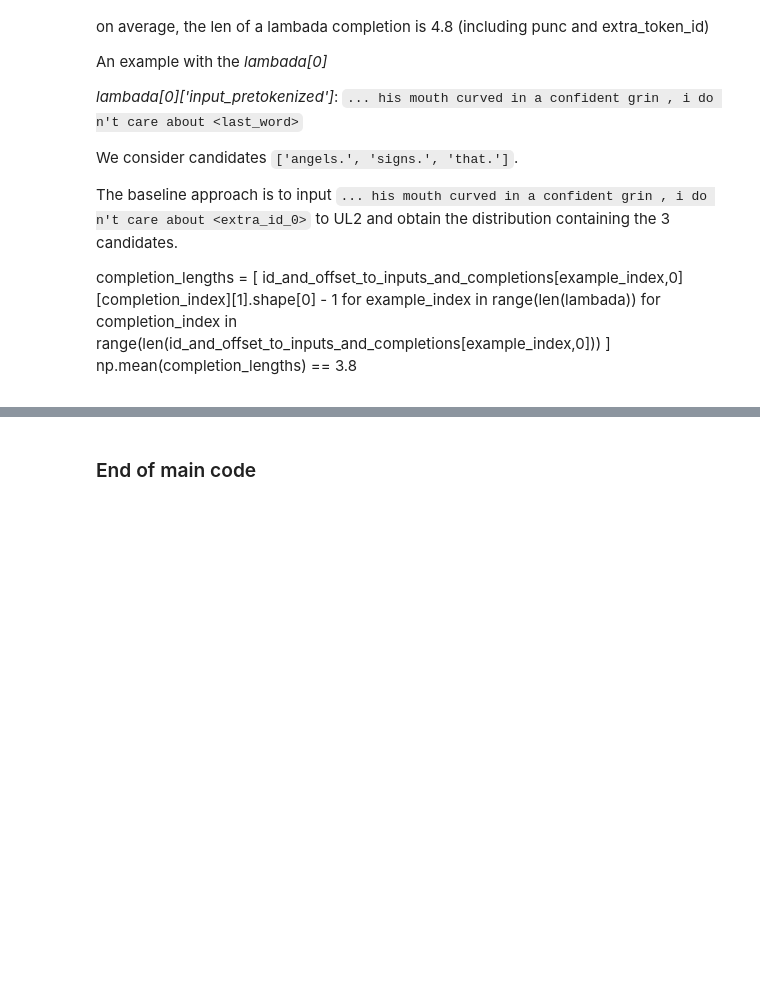
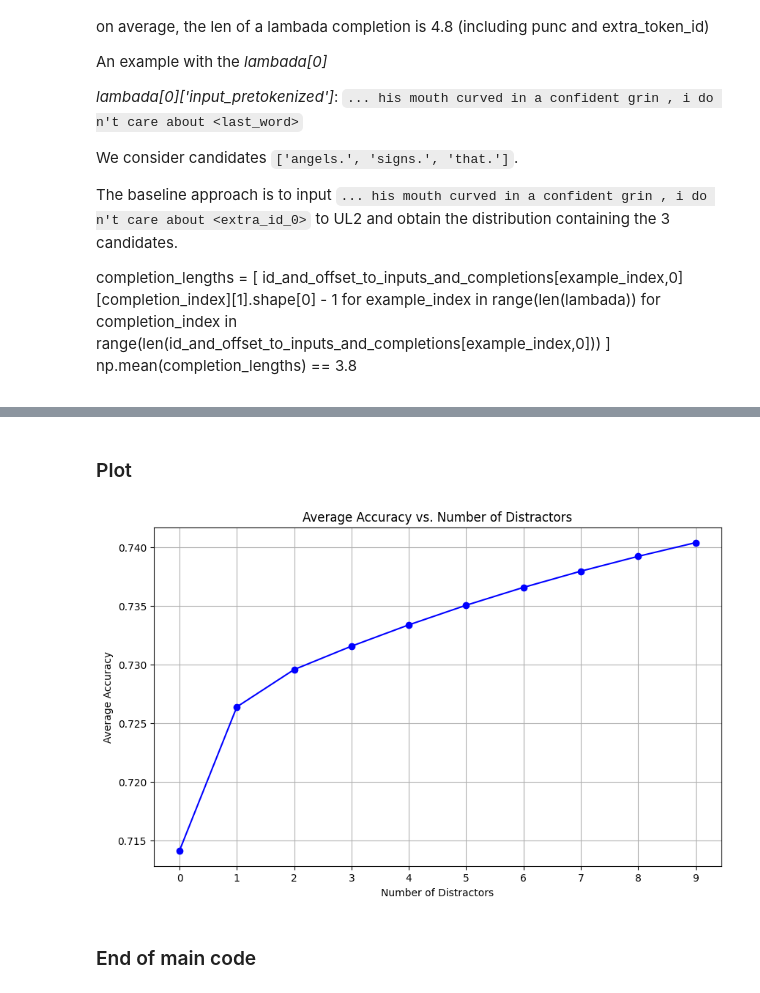
Before and after one commit to tomyoung903/MLM_inconsistencies, a Jupyter notebook: ul2_eoc_lambada.ipynb, the cells around one changed output, grey strips where cells are left out. Cells and saved outputs as stored; diff of their text form; code cells hidden in the pictures; folded sections open; blank space fills up the shorter version.

```diff
--- a/ul2_eoc_lambada.ipynb
+++ b/ul2_eoc_lambada.ipynb
@@ -263,8 +263,8 @@ if RUN_CELL:
             continue
         for offset in range(MAX_OFFSET):
             completions_batch = id_and_offset_to_inputs_and_completions[(example_index, offset)]['labels']
-            input_ids = id_and_offset_to_inputs_and_completions[(example_index, offset)]['inputs'].unsqueeze(0)
-            outputs = lambada_utils.multi_labels_forward(model, input_ids, completions_batch)
+            input_ids = id_and_offset_to_inputs_and_completions[(example_index, offset)]['inputs']
+            outputs = eoc.multi_labels_forward(model, input_ids, completions_batch)
 
             for completion_index in range(len(id_to_completions_ids[example_index])):
                 avg_log_p = -ce_loss(
@@ -336,7 +336,7 @@ if num_spans_decision_method == 'auto':
     AUTO_RATIO = 0.1
     multiple_spans_filename_part = 'length_3_gap_5_numspan_auto_point_1'
 else:
-    LENGTH_GAP_NUM_TUPLE = (3, 25, 1)
+    LENGTH_GAP_NUM_TUPLE = (3, 8, 1)
     AUTO_RATIO = None
     # auto generates the part
     multiple_spans_filename_part = 'length_' + str(LENGTH_GAP_NUM_TUPLE[0]) + '_gap_' + str(LENGTH_GAP_NUM_TUPLE[1]) + '_numspan_' + str(LENGTH_GAP_NUM_TUPLE[2])
@@ -406,19 +406,20 @@ if RUN_CELL:
     multispan_types = [
         'length_3_gap_5_numspan_1',
         'length_3_gap_5_numspan_2',
-        'length_3_gap_5_numspan_3',
-        'length_3_gap_5_numspan_4',
-        'length_3_gap_5_numspan_5',
+        # 'length_3_gap_5_numspan_3',
+        # 'length_3_gap_5_numspan_4',
+        # 'length_3_gap_5_numspan_5',
+        'length_3_gap_8_numspan_1',
         'length_3_gap_10_numspan_1',
-        'length_3_gap_15_numspan_1',
-        'length_3_gap_20_numspan_1',
-        'length_3_gap_25_numspan_1',
-        'length_3_gap_30_numspan_1',
-        'length_3_gap_35_numspan_1',
-        'length_3_gap_40_numspan_1',
-        'length_3_gap_45_numspan_1',
-        'length_3_gap_5_numspan_auto_point_3',
-        'length_3_gap_5_numspan_auto_point_1'
+        # 'length_3_gap_15_numspan_1',
+        # 'length_3_gap_20_numspan_1',
+        # 'length_3_gap_25_numspan_1',
+        # 'length_3_gap_30_numspan_1',
+        # 'length_3_gap_35_numspan_1',
+        # 'length_3_gap_40_numspan_1',
+        # 'length_3_gap_45_numspan_1',
+        # 'length_3_gap_5_numspan_auto_point_3',
+        # 'length_3_gap_5_numspan_auto_point_1'
     ]
     filenames = [
         'data/pkls/lambada_ul2/p_map_multiple_spans_' + set_partition + multispan_type + '.pickle'
@@ -538,3 +557,20 @@ This happens a lot: tokenizer.decode(tokenizer.encode(text)) != text
+# %% [markdown]
+### Plot
+# %%
+import matplotlib.pyplot as plt
+# Plotting
+plt.figure(figsize=(10, 6))
+plt.plot(NO_DISTS_RANGE, avg_accs, marker='o', linestyle='-', color='blue')
+plt.title('Average Accuracy vs. Number of Distractors')
+plt.xlabel('Number of Distractors')
+plt.ylabel('Average Accuracy')
+plt.grid(True)
+plt.xticks(NO_DISTS_RANGE)
+# /data/personal/nus-ytj/MLM_inconsistencies/publication/pics/ul2_lambada_acc_vs_no_dists.png
+plt.savefig('/data/personal/nus-ytj/MLM_inconsistencies/publication/pics/ul2_lambada_acc_vs_no_dists.png')
+plt.show()
+# %% [output]
+[figure, added]
 # %% [markdown]
 ### End of main code
 # %%
```
Also changed, not shown: parts of 15 cells of this notebook, 4 other files.
